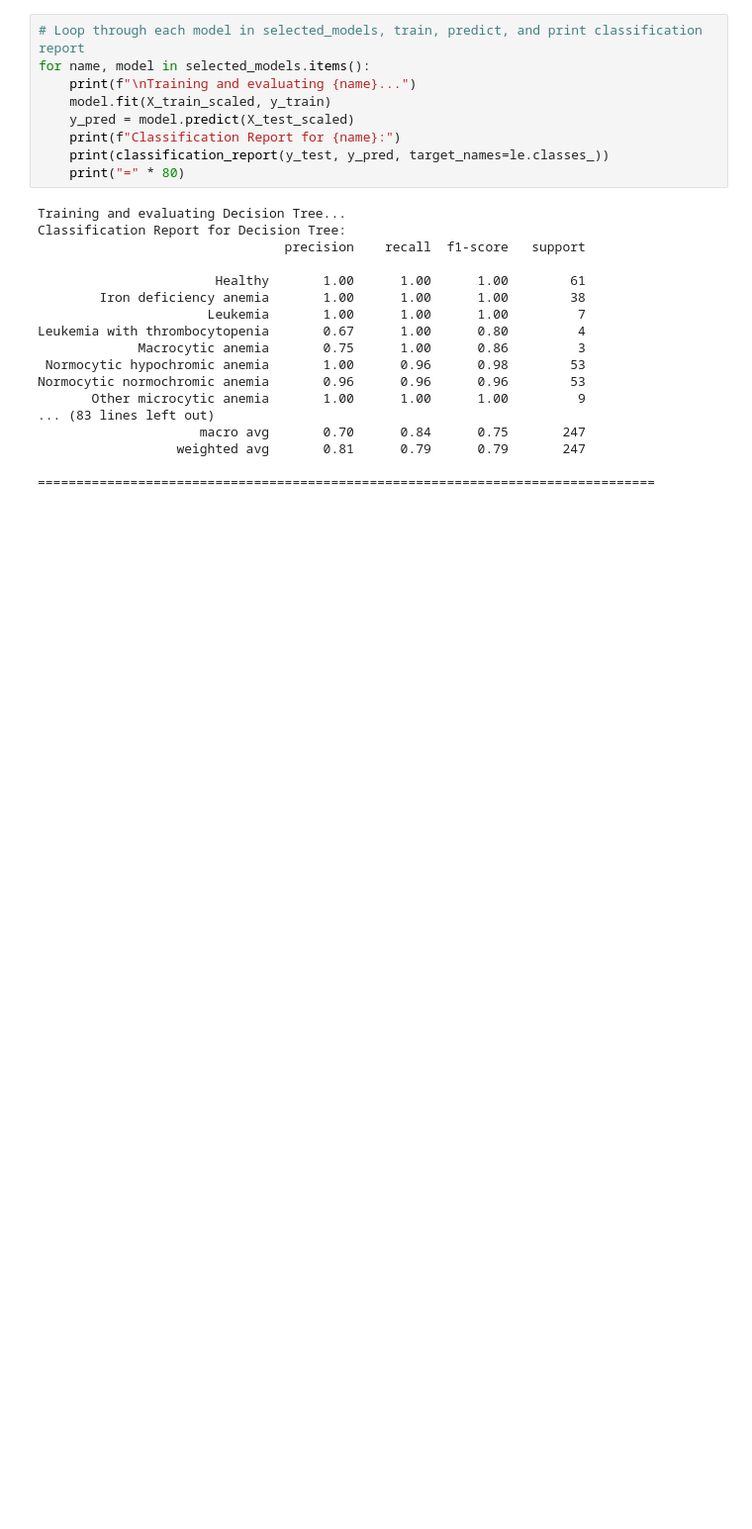
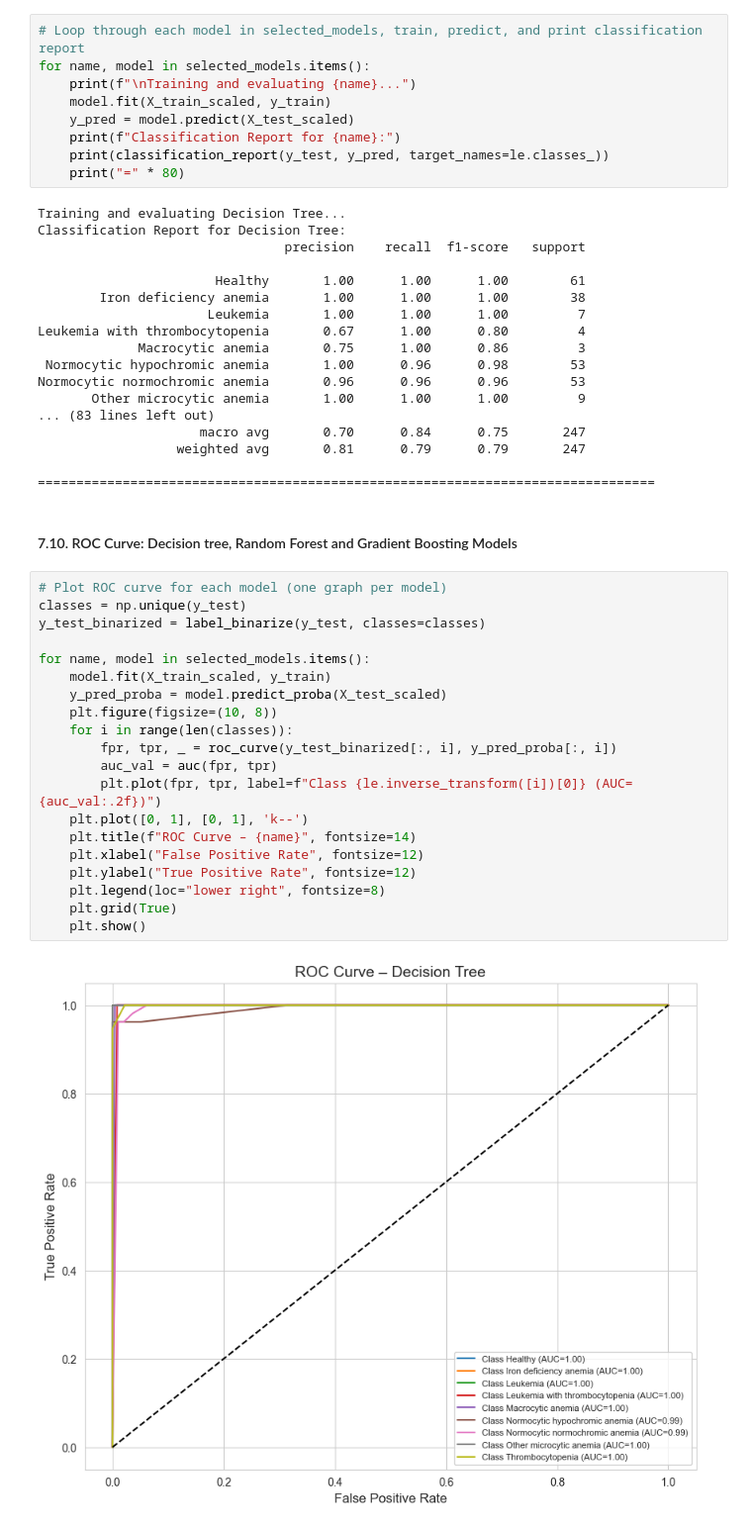
Before and after one commit to judeonuh/Early-Detection-of-Anaemia, a Jupyter notebook: notebook/Anemia_Prediction.ipynb, the cells around one changed output. Shown at 99% size. Drawn from its saved outputs; the diff is of its cells as text; blank space fills up the shorter version.

Commit message:
updated notebook with ROC curves and conclusion

```diff
--- a/notebook/Anemia_Prediction.ipynb
+++ b/notebook/Anemia_Prediction.ipynb
@@ -995,3 +994,27 @@ Normocytic normochromic anemia       0.96      0.96      0.96        53
                   weighted avg       0.81      0.79      0.79       247
 
 ================================================================================
+# %% [markdown]
+#### 7.10. ROC Curve: Decision tree, Random Forest and Gradient Boosting Models
+# %%
+# Plot ROC curve for each model (one graph per model)
+classes = np.unique(y_test)
+y_test_binarized = label_binarize(y_test, classes=classes)
+
+for name, model in selected_models.items():
+    model.fit(X_train_scaled, y_train)
+    y_pred_proba = model.predict_proba(X_test_scaled)
+    plt.figure(figsize=(10, 8))
+    for i in range(len(classes)):
+        fpr, tpr, _ = roc_curve(y_test_binarized[:, i], y_pred_proba[:, i])
+        auc_val = auc(fpr, tpr)
+        plt.plot(fpr, tpr, label=f"Class {le.inverse_transform([i])[0]} (AUC={auc_val:.2f})")
+    plt.plot([0, 1], [0, 1], 'k--')
+    plt.title(f"ROC Curve – {name}", fontsize=14)
+    plt.xlabel("False Positive Rate", fontsize=12)
+    plt.ylabel("True Positive Rate", fontsize=12)
+    plt.legend(loc="lower right", fontsize=8)
+    plt.grid(True)
+    plt.show()
+# %% [output]
+[figure, added]
```
Also changed, not shown: parts of 5 cells of this notebook.
